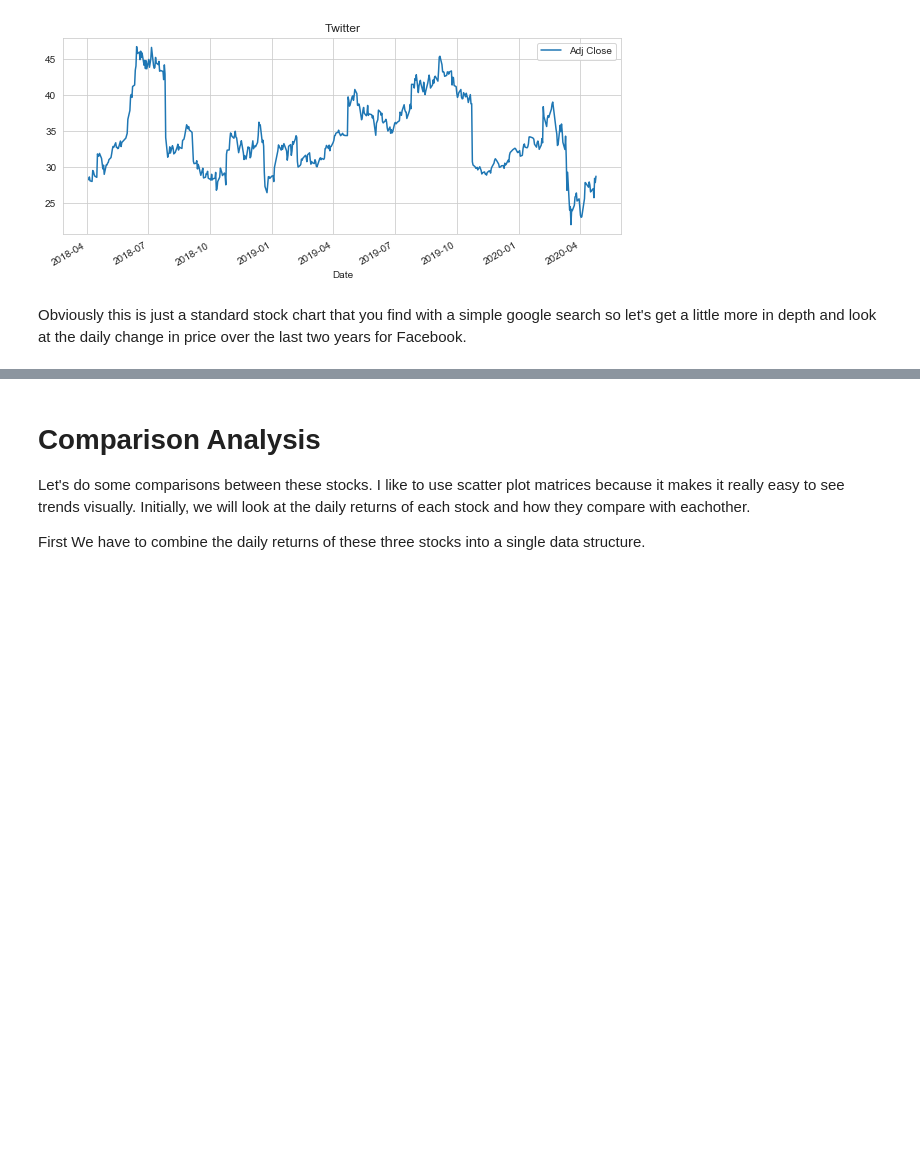
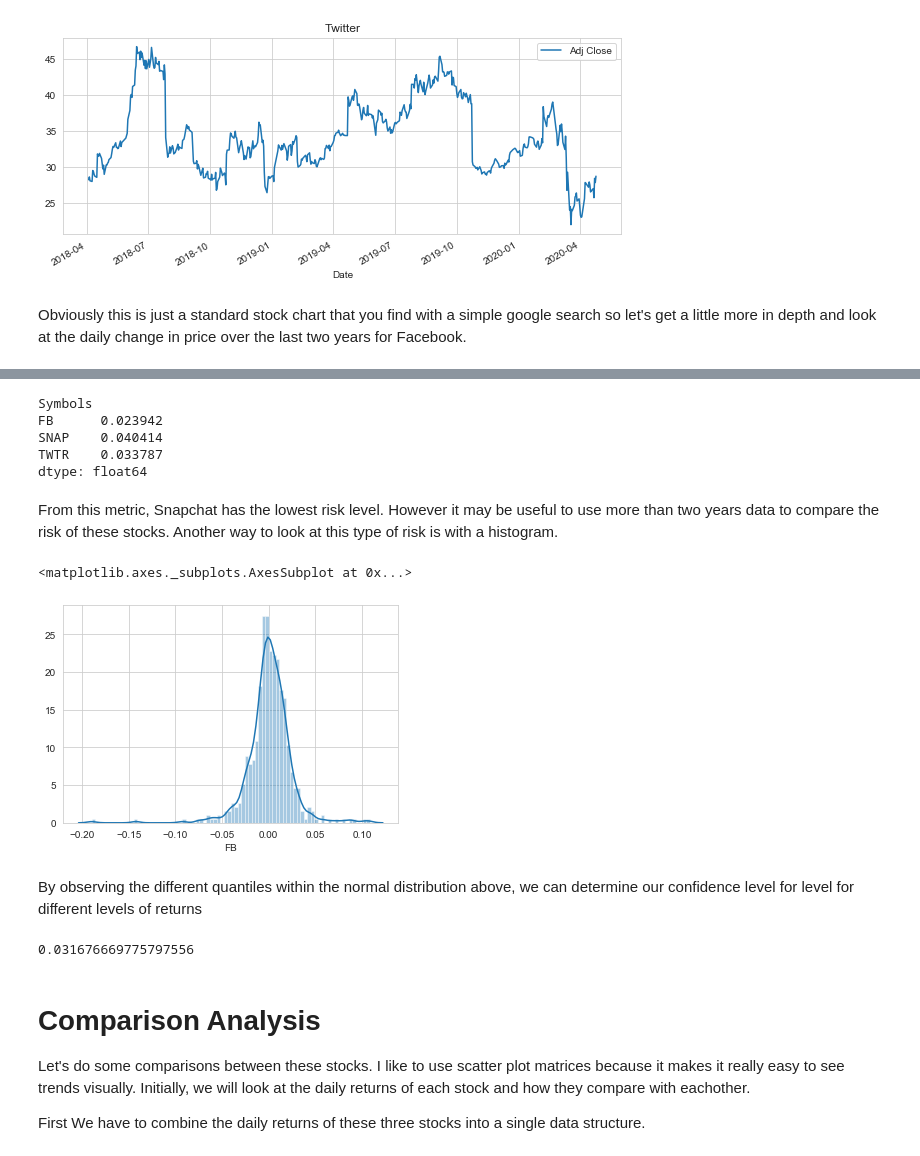
Before and after one commit to lucaimbrogno/data-science-projects, a Jupyter notebook: Stock Analysis/social_media.ipynb, the cells around one changed output, grey strips where cells are left out. Cells and saved outputs as stored; diff of their text form; code cells hidden in the pictures; blank space fills up the shorter version.

```diff
--- a/Stock Analysis/social_media.ipynb
+++ b/Stock Analysis/social_media.ipynb
@@ -98,3 +105,27 @@ As we can see from observing the figure above, there is a large negative spike a
+# %%
+stocks_close = DataReader(stocks,'yahoo',start_date,end_date)['Adj Close']
+stocks_returns = stocks_close.pct_change()
+
+stocks_returns.std()
+# %% [output]
+Symbols
+FB      0.023942
+SNAP    0.040414
+TWTR    0.033787
+dtype: float64
+# %% [markdown]
+From this metric, Snapchat has the lowest risk level. However it may be useful to use more than two years data to compare the risk of these stocks. Another way to look at this type of risk is with a histogram.
+# %%
+sns.distplot(stocks_returns['FB'].dropna(),bins=80)
+# %% [output]
+<matplotlib.axes._subplots.AxesSubplot at 0x...>
+[figure, added]
+# %% [markdown]
+By observing the different quantiles within the normal distribution above, we can determine our confidence level for level for different levels of returns
+# %%
+stocks_returns['FB'].quantile(0.05)
+# %% [output]
+0.031676669775797556
 # %% [markdown]
 # Comparison Analysis
 Let's do some comparisons between these stocks. I like to use scatter plot matrices because it makes it really easy to see trends visually. Initially, we will look at the daily returns of each stock and how they compare with eachother.
```
Also changed, not shown: parts of 3 cells of this notebook, 3 other files.
